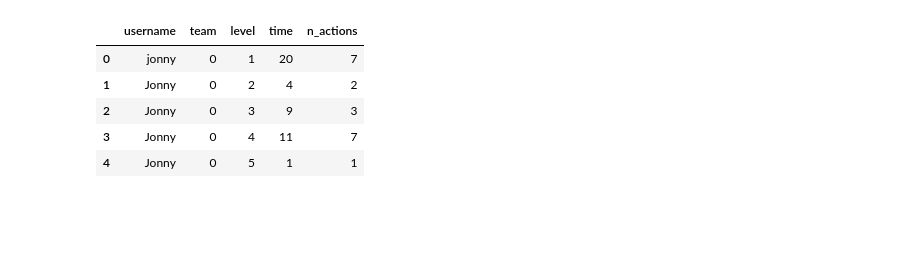
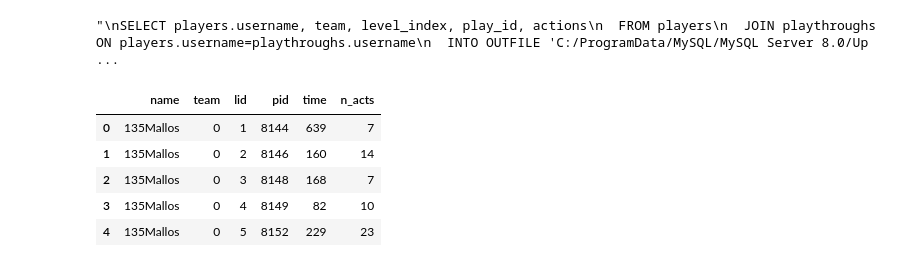
Before and after one commit to jxz12/ecobuild_analysis, a Jupyter notebook: times.ipynb, the cells around one changed output. Cells and saved outputs as stored; diff of their text form; code cells hidden in the pictures; blank space fills up the shorter version.

```diff
--- a/times.ipynb
+++ b/times.ipynb
@@ -1,9 +1,11 @@
 # %%
 """
-SELECT players.username, team, level_index, actions
+SELECT players.username, team, level_index, play_id, actions
   FROM players
   JOIN playthroughs ON players.username=playthroughs.username
-  INTO OUTFILE 'C:/ProgramData/MySQL/MySQL Server 8.0/Uploads/foo.txt';
+  INTO OUTFILE 'C:/ProgramData/MySQL/MySQL Server 8.0/Uploads/times.txt';
 """
+# %% [output]
+"\nSELECT players.username, team, level_index, play_id, actions\n  FROM players\n  JOIN playthroughs ON players.username=playthroughs.username\n  INTO OUTFILE 'C:/ProgramData/MySQL/MySQL Server 8.0/Up ...
 # %%
 import pandas as pd
@@ -12,26 +17,26 @@ import networkx as nx
 # %%
 rows = []
 rx = re.compile('([0-9]+)[^;\n]+[;|\n]')
 with open('times.txt') as f:
     for line in f:
-        name,team,level,actions = line.split('\t')
+        name,team,lid,pid,actions = line.split('\t')
         team = int(team)
-        level = int(level)
+        lid = int(lid)
+        pid = int(pid)
 
         total_time = 0
         n_actions = 0
         for match in rx.finditer(actions):
-            total_time += int(match.group()[0])
+            total_time += int(match.group(1))
             n_actions += 1
+        rows.append([name, team, lid, pid, total_time, n_actions])
 
-        rows.append([name, team, level, total_time, n_actions])
-
-df = pd.DataFrame(rows, columns=['username','team','level','time','n_actions'])
+df = pd.DataFrame(rows, columns=['name','team','lid','pid','time','n_acts'])
 df.head()
 # %% [output]
-|  | username | team | level | time | n_actions |
-| 0 | jonny | 0 | 1 | 20 | 7 |
-| 1 | Jonny | 0 | 2 | 4 | 2 |
-| 2 | Jonny | 0 | 3 | 9 | 3 |
-| 3 | Jonny | 0 | 4 | 11 | 7 |
-| 4 | Jonny | 0 | 5 | 1 | 1 |
+|  | name | team | lid | pid | time | n_acts |
+| 0 | 135Mallos | 0 | 1 | 8144 | 639 | 7 |
+| 1 | 135Mallos | 0 | 2 | 8146 | 160 | 14 |
+| 2 | 135Mallos | 0 | 3 | 8148 | 168 | 7 |
+| 3 | 135Mallos | 0 | 4 | 8149 | 82 | 10 |
+| 4 | 135Mallos | 0 | 5 | 8152 | 229 | 23 |
```
Also changed, not shown: parts of 6 cells of this notebook, 2 other files.
